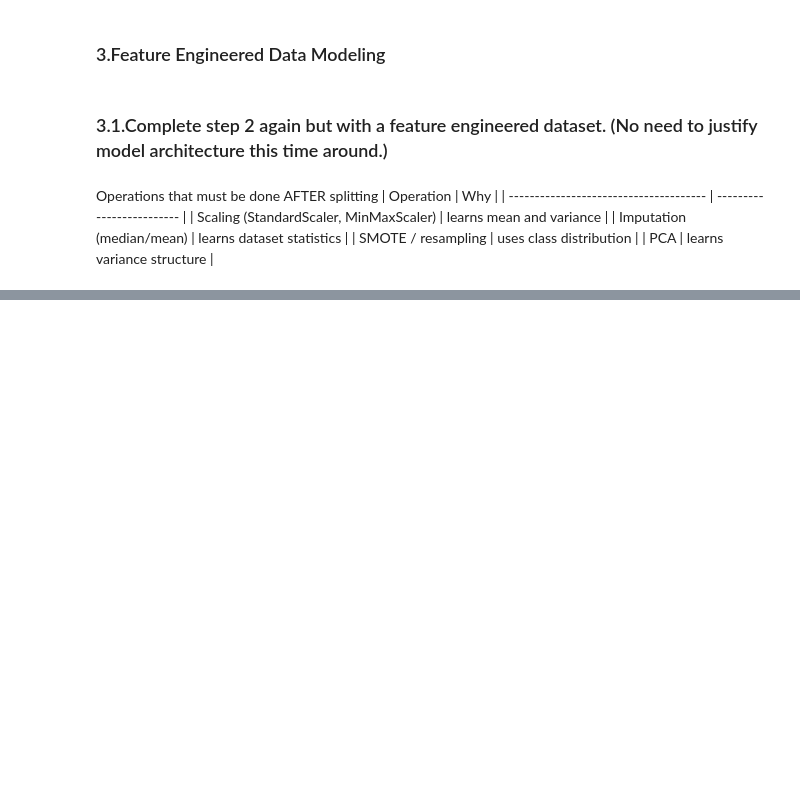
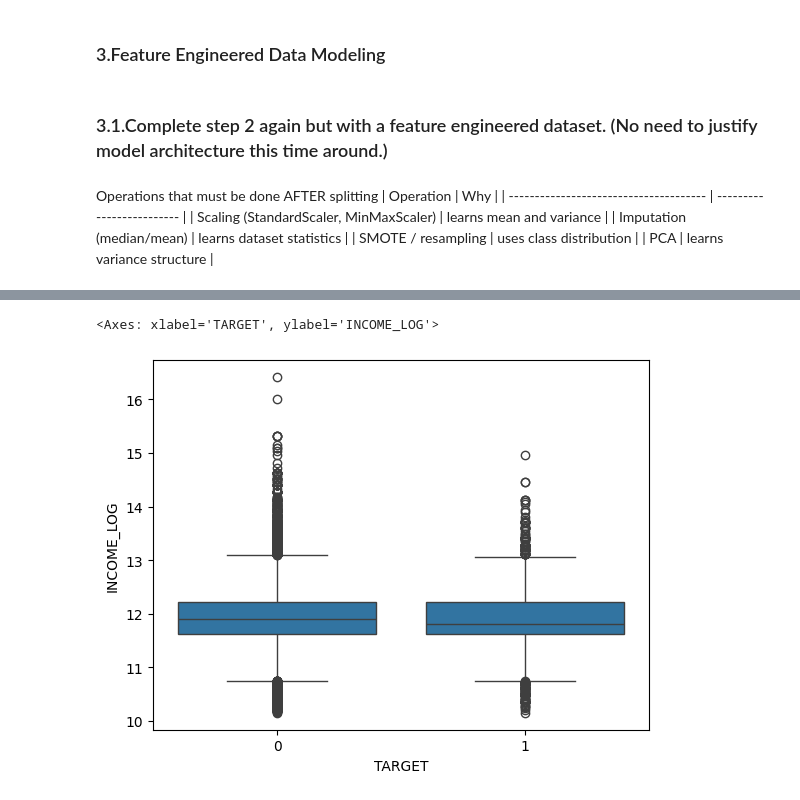
Before and after one commit to Mesterumit/Loan_Repay_-U4-END-, a Jupyter notebook: notebooks/Repay_loan_api.ipynb, the cells around one changed output, grey strips where cells are left out. Saved outputs shown, nothing was run; the diff lists cells and outputs as text; code cells hidden in the pictures; blank space fills up the shorter version.

```diff
--- a/notebooks/Repay_loan_api.ipynb
+++ b/notebooks/Repay_loan_api.ipynb
@@ -480,0 +522,8 @@ df_Ml_2.head()
+# %%
+X_ML_train['INCOME_LOG'] = np.log1p(X_ML_train['AMT_INCOME_TOTAL'])
+X_ML_test['INCOME_LOG']  = np.log1p(X_ML_test['AMT_INCOME_TOTAL'])
+# %%
+sns.boxplot(x=y_ml_train, y=X_ML_train['INCOME_LOG'])
+# %% [output]
+<Axes: xlabel='TARGET', ylabel='INCOME_LOG'>
+[figure, added]
```
Also changed, not shown: parts of 28 cells of this notebook.
